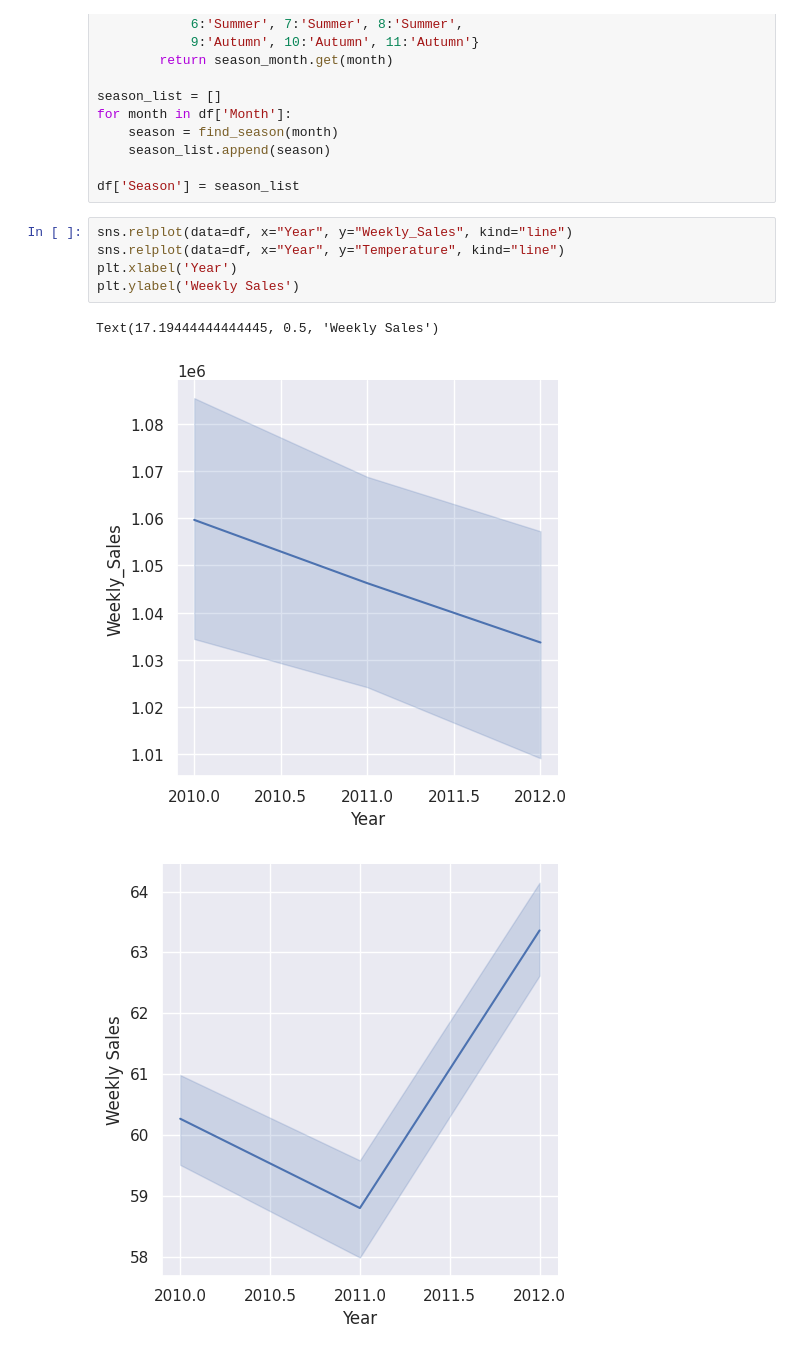
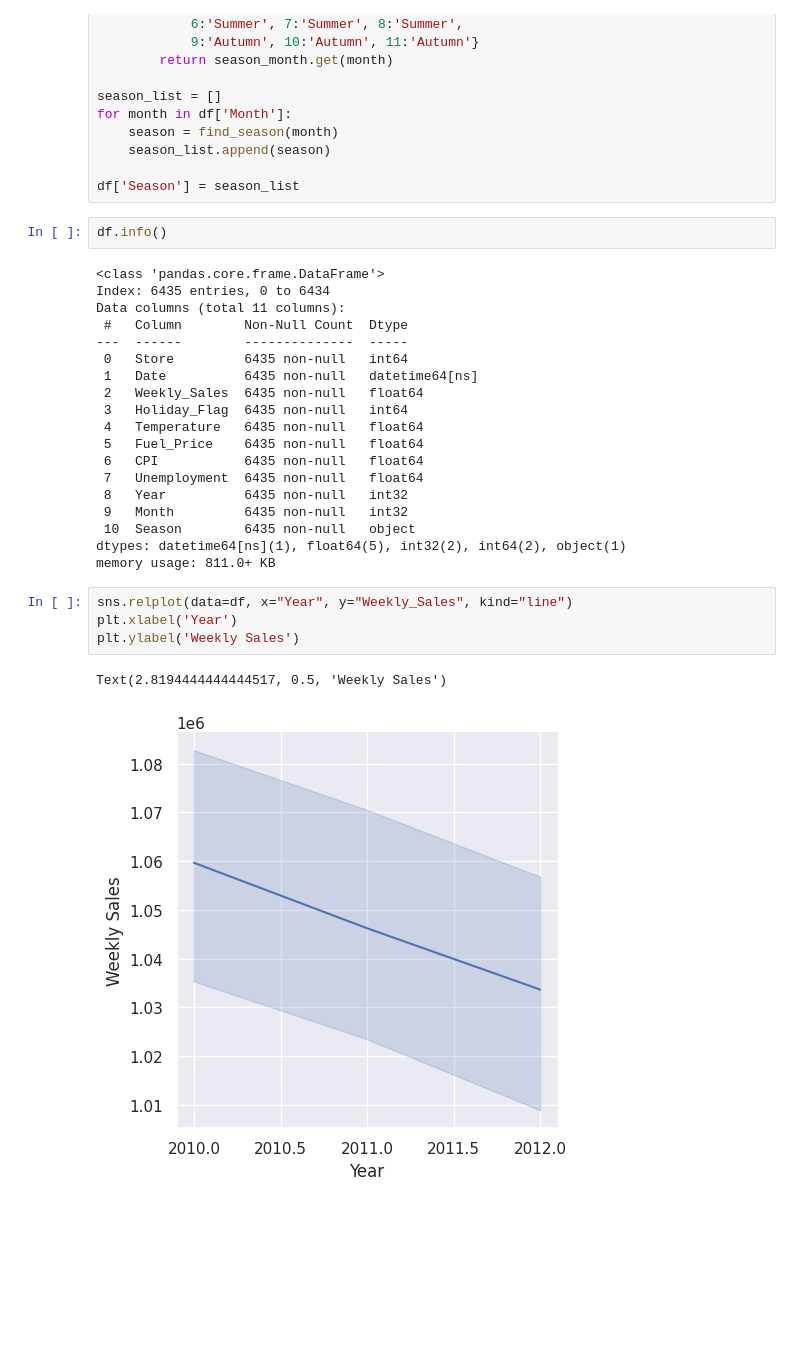
Before and after one commit to pullz6/Retail_Prediction, a Jupyter notebook: Retail_Forecasting.ipynb, the cells around one changed output. Cells and saved outputs as stored; diff of their text form; blank space fills up the shorter version.

Commit message:
STILL PLOTTING!!!!

```diff
--- a/Retail_Forecasting.ipynb
+++ b/Retail_Forecasting.ipynb
@@ -114,15 +119,34 @@ for month in df['Month']:
     season_list.append(season)
 
 df['Season'] = season_list
+# %%
+df.info()
+# %% [output]
+<class 'pandas.core.frame.DataFrame'>
+Index: 6435 entries, 0 to 6434
+Data columns (total 11 columns):
+ #   Column        Non-Null Count  Dtype
+---  ------        --------------  -----
+ 0   Store         6435 non-null   int64
+ 1   Date          6435 non-null   datetime64[ns]
+ 2   Weekly_Sales  6435 non-null   float64
+ 3   Holiday_Flag  6435 non-null   int64
+ 4   Temperature   6435 non-null   float64
+ 5   Fuel_Price    6435 non-null   float64
+ 6   CPI           6435 non-null   float64
+ 7   Unemployment  6435 non-null   float64
+ 8   Year          6435 non-null   int32
+ 9   Month         6435 non-null   int32
+ 10  Season        6435 non-null   object
+dtypes: datetime64[ns](1), float64(5), int32(2), int64(2), object(1)
+memory usage: 811.0+ KB
 # %%
 sns.relplot(data=df, x="Year", y="Weekly_Sales", kind="line")
-sns.relplot(data=df, x="Year", y="Temperature", kind="line")
 plt.xlabel('Year')
 plt.ylabel('Weekly Sales')
 # %% [output]
-Text(17.19444444444445, 0.5, 'Weekly Sales')
+Text(2.8194444444444517, 0.5, 'Weekly Sales')
-[figure, old version]
+[figure, new version]
-[figure, removed]
 # %%
 sns.relplot(data=df, x="Month", y="Weekly_Sales", kind="line")
 plt.xlabel('Month')
```
Also changed, not shown: parts of 5 cells of this notebook.
